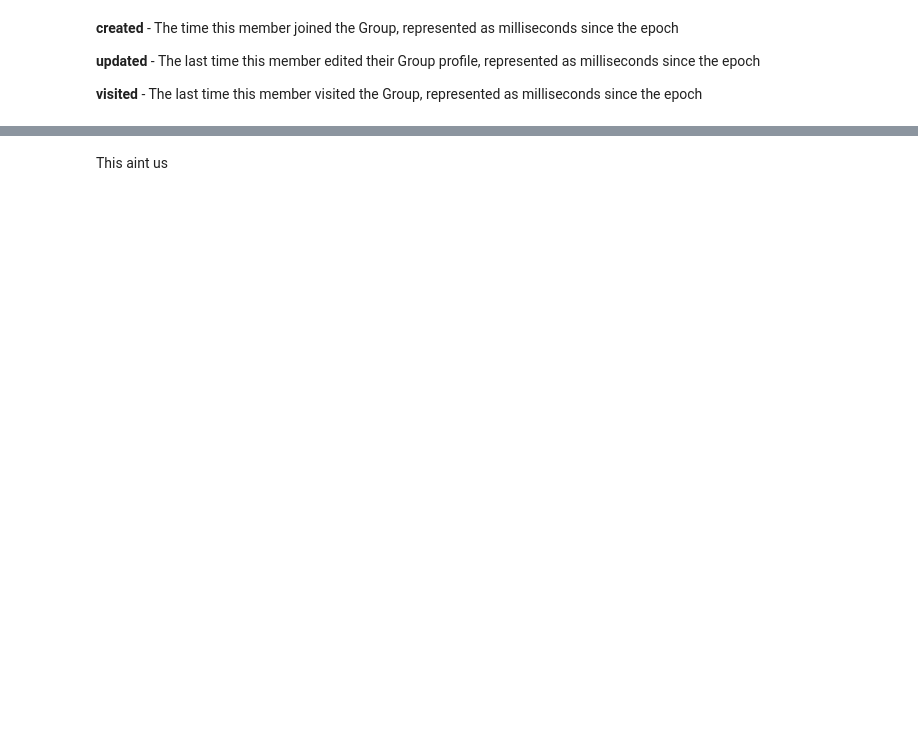
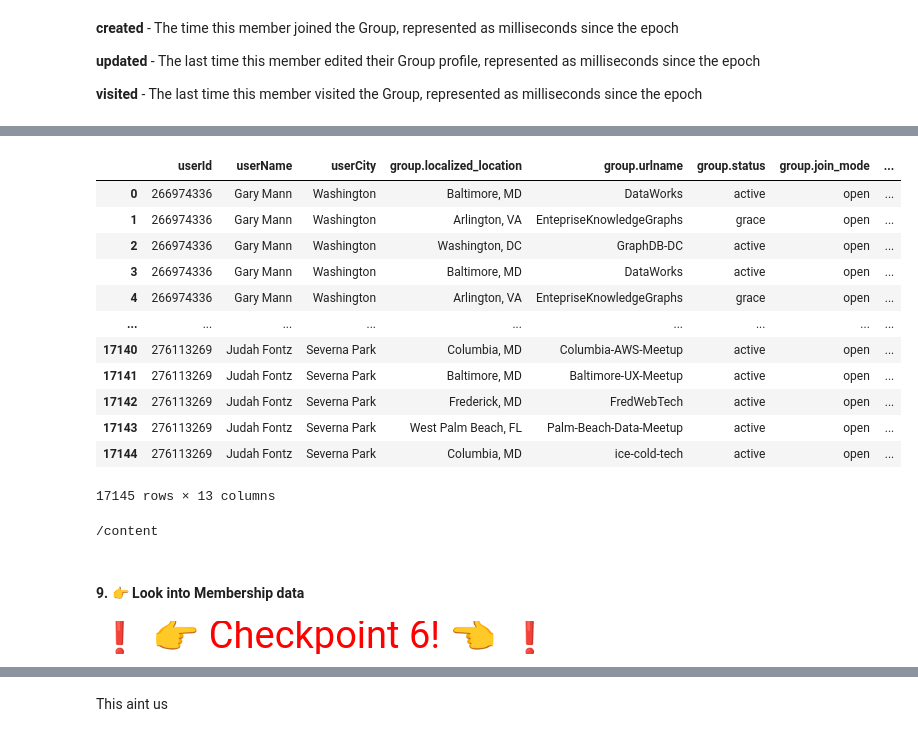
Before and after one commit to BNIA/datalabs, a Jupyter notebook: notebooks/05_amivi_meetup.ipynb, the cells around one changed output, grey strips where cells are left out. Saved outputs shown, nothing was run; the diff lists cells and outputs as text; code cells hidden in the pictures; blank space fills up the shorter version.

```diff
--- a/notebooks/05_amivi_meetup.ipynb
+++ b/notebooks/05_amivi_meetup.ipynb
@@ -470,0 +567,4 @@ df.to_csv('meetup_api_member_data.csv')
+# %%
+memberships.drop(memberships.index[:], inplace=True)
+memberships
+# df = memberships.copy()
@@ -470,0 +577,30 @@ df.to_csv('meetup_api_member_data.csv')
+# %%
+import json
+from pandas.io.json import json_normalize
+import os
+
+directory = os.fsencode('./')
+
+for file in os.listdir(directory):
+    filename = os.fsdecode(file)
+    #
+    # Here I mix
+    txt = !cat {filename}
+    try:
+      txt = json.loads(txt[0])
+    except: txt = ''
+    mems = df.copy()
+    try:
+      x = pd.DataFrame.from_dict( json_normalize(txt['memberships']['member']) )
+      x['userId'] = txt['id']
+      x['userName'] = txt['name']
+      x['userCity'] = txt['city']
+      # print(x.columns)
+      mems = x.copy()
+      mems.rename(columns={"status	visited": "visited"})
+      mems = mems[['userId', 'userName', 'userCity', 'group.localized_location', 'group.urlname', 'group.status', 'group.join_mode', 'group.members', 'group.who',
+                                "visited", 'created', 'updated', 'group.id']]
+      memberships = pd.concat([memberships, mems], sort=False)
+      print('good', filename)
+    except: print('fail', filename)
+memberships.reset_index(drop=True, inplace=True)
@@ -470,0 +626,20 @@ df.to_csv('meetup_api_member_data.csv')
+# %%
+memberships
+# %% [output]
+|  | userId | userName | userCity | group.localized_location | group.urlname | group.status | group.join_mode | ... |
+| 0 | 266974336 | Gary Mann | Washington | Baltimore, MD | DataWorks | active | open | ... |
+| 1 | 266974336 | Gary Mann | Washington | Arlington, VA | EntepriseKnowledgeGraphs | grace | open | ... |
+| 2 | 266974336 | Gary Mann | Washington | Washington, DC | GraphDB-DC | active | open | ... |
+| 3 | 266974336 | Gary Mann | Washington | Baltimore, MD | DataWorks | active | open | ... |
+| 4 | 266974336 | Gary Mann | Washington | Arlington, VA | EntepriseKnowledgeGraphs | grace | open | ... |
+| ... | ... | ... | ... | ... | ... | ... | ... | ... |
+| 17140 | 276113269 | Judah Fontz | Severna Park | Columbia, MD | Columbia-AWS-Meetup | active | open | ... |
+| 17141 | 276113269 | Judah Fontz | Severna Park | Baltimore, MD | Baltimore-UX-Meetup | active | open | ... |
+| 17142 | 276113269 | Judah Fontz | Severna Park | Frederick, MD | FredWebTech | active | open | ... |
+| 17143 | 276113269 | Judah Fontz | Severna Park | West Palm Beach, FL | Palm-Beach-Data-Meetup | active | open | ... |
+| 17144 | 276113269 | Judah Fontz | Severna Park | Columbia, MD | ice-cold-tech | active | open | ... |
+17145 rows × 13 columns
+# %%
+cd ../
+# %% [output]
+/content
@@ -470,0 +648,7 @@ df.to_csv('meetup_api_member_data.csv')
+# %% [markdown]
+#### 9. 👉 Look into Membership data
+# %%
+%%html
+<p style='color:red; font-size:38px; display:inline'> ❗ 👉 Checkpoint 6! 👈 ❗ </p>
+# %% [output]
+❗ 👉 Checkpoint 6! 👈 ❗
```
Also changed, not shown: parts of 80 cells of this notebook, 5 other files.
